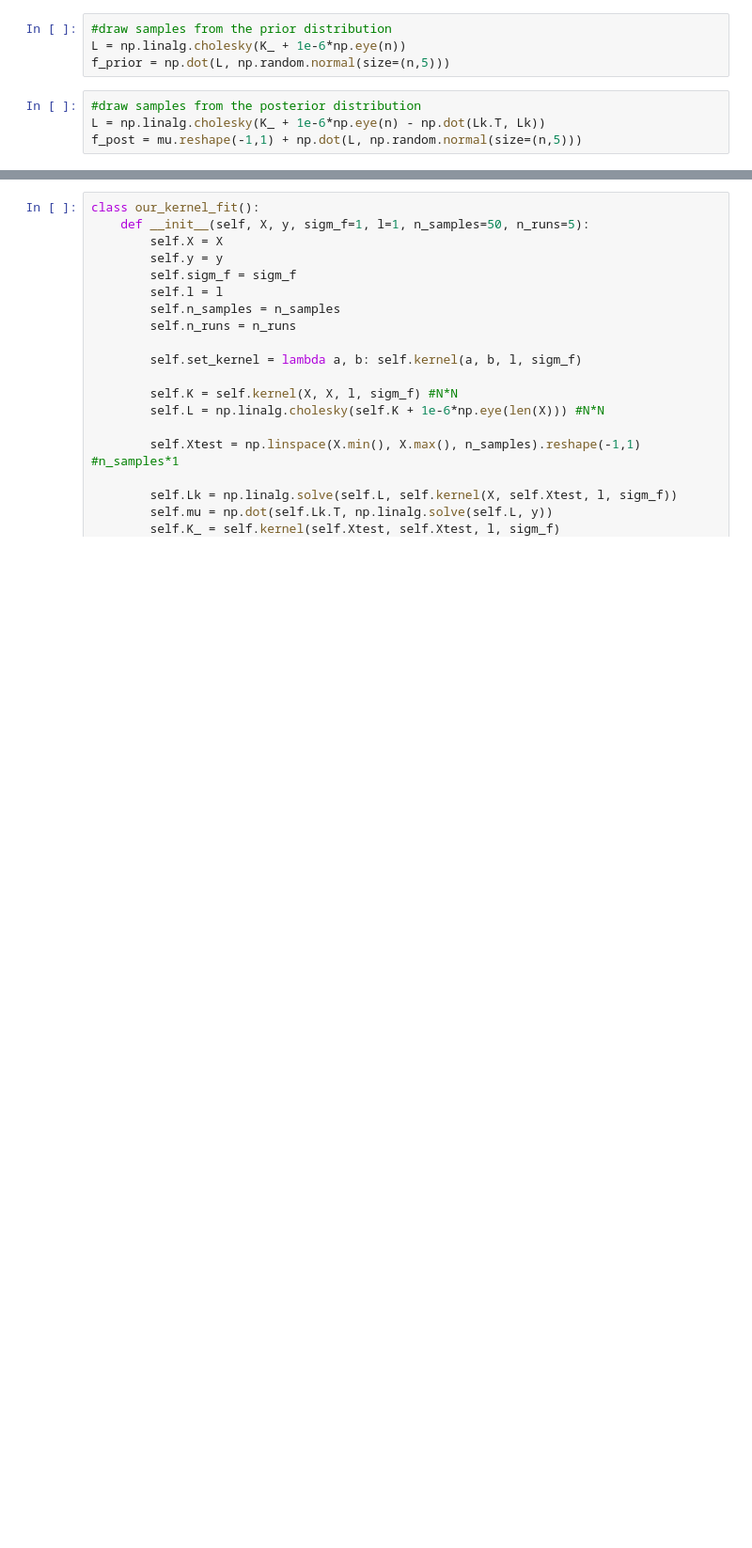
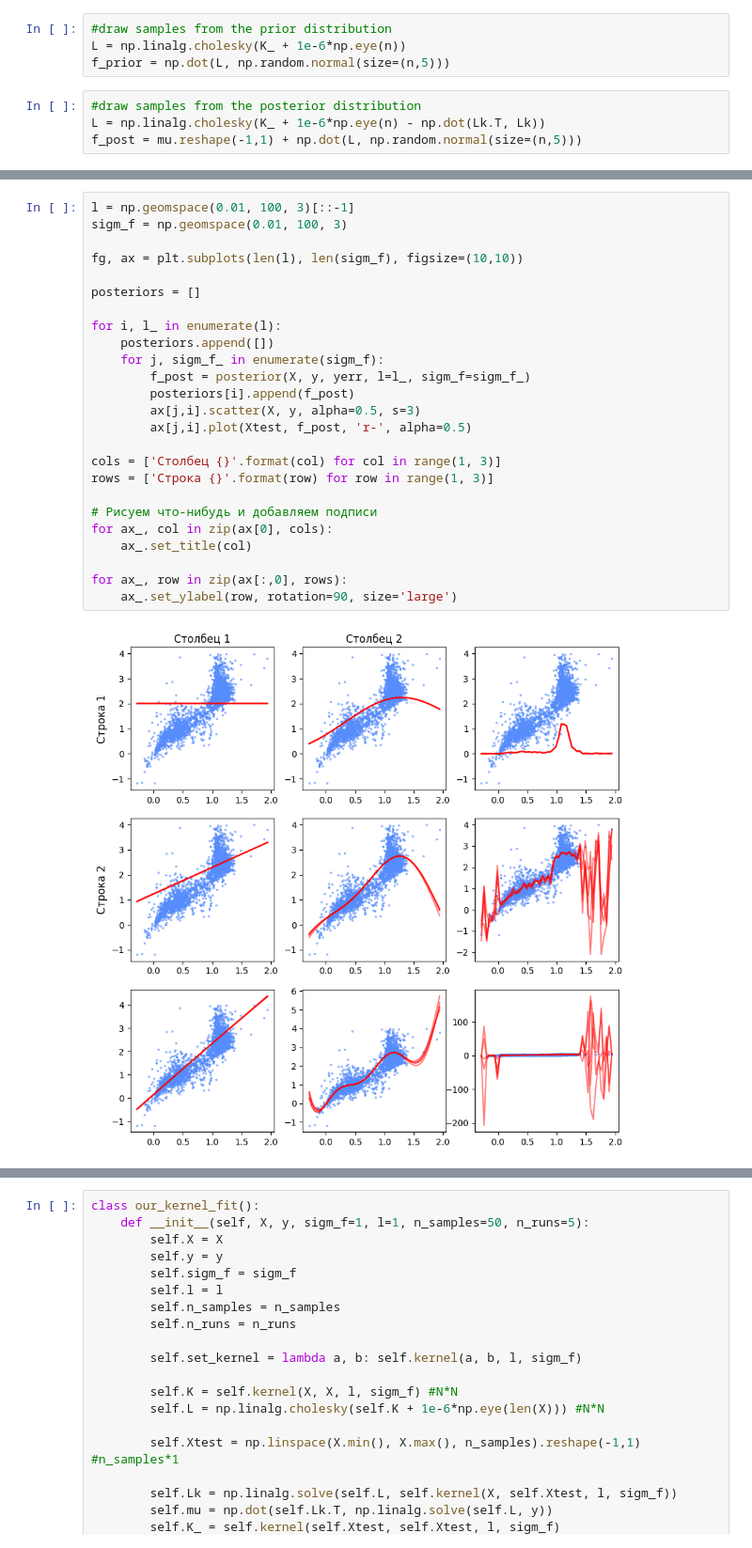
Before and after one commit to CosmicHitchhiker/ds_astro_2026s, a Jupyter notebook: ex5/ex5.ipynb, the cells around one changed output, grey strips where cells are left out. Shown at 94% size. Drawn from its saved outputs; the diff is of its cells as text; blank space fills up the shorter version.

```diff
--- a/ex5/ex5.ipynb
+++ b/ex5/ex5.ipynb
@@ -140,0 +195,27 @@ for i, l_ in enumerate(l):
+# %%
+l = np.geomspace(0.01, 100, 3)[::-1]
+sigm_f = np.geomspace(0.01, 100, 3)
+
+fg, ax = plt.subplots(len(l), len(sigm_f), figsize=(10,10))
+
+posteriors = []
+
+for i, l_ in enumerate(l):
+    posteriors.append([])
+    for j, sigm_f_ in enumerate(sigm_f):
+        f_post = posterior(X, y, yerr, l=l_, sigm_f=sigm_f_)
+        posteriors[i].append(f_post)
+        ax[j,i].scatter(X, y, alpha=0.5, s=3)
+        ax[j,i].plot(Xtest, f_post, 'r-', alpha=0.5)
+
+cols = ['Столбец {}'.format(col) for col in range(1, 3)]
+rows = ['Строка {}'.format(row) for row in range(1, 3)]
+
+# Рисуем что-нибудь и добавляем подписи
+for ax_, col in zip(ax[0], cols):
+    ax_.set_title(col)
+
+for ax_, row in zip(ax[:,0], rows):
+    ax_.set_ylabel(row, rotation=90, size='large')
+# %% [output]
+[figure, added]
```
Also changed, not shown: parts of 15 cells of this notebook.
